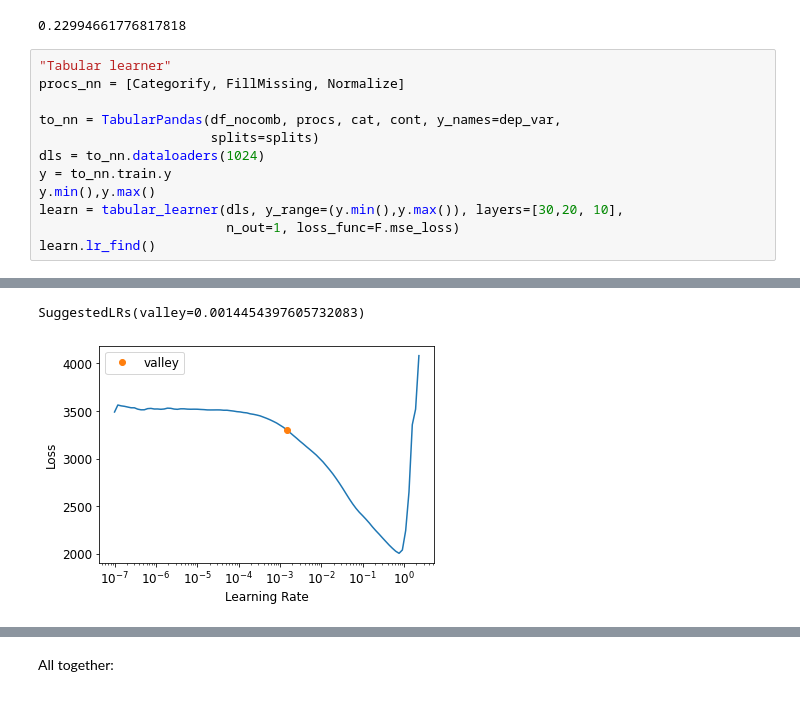
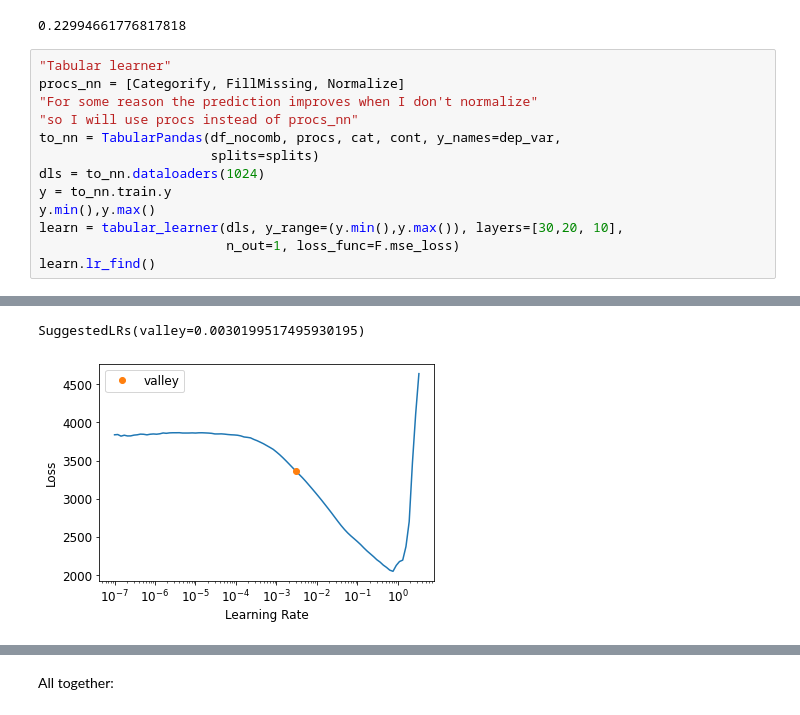
Before and after one commit to edmanft/cat_drug_synergy, a Jupyter notebook: Word_embeddings_colaboratory.ipynb, the cells around one changed output, grey strips where cells are left out. Cells and saved outputs as stored; diff of their text form.

```diff
--- a/Word_embeddings_colaboratory.ipynb
+++ b/Word_embeddings_colaboratory.ipynb
@@ -959,17 +961,18 @@ wpc_score(test_df, y_pred_rf)
 # %%
 "Tabular learner"
 procs_nn = [Categorify, FillMissing, Normalize]
-
+"For some reason the prediction improves when I don't normalize"
+"so I will use procs instead of procs_nn"
 to_nn = TabularPandas(df_nocomb, procs, cat, cont, y_names=dep_var,
                       splits=splits)
 dls = to_nn.dataloaders(1024)
 y = to_nn.train.y
 y.min(),y.max()
 learn = tabular_learner(dls, y_range=(y.min(),y.max()), layers=[30,20, 10],
                         n_out=1, loss_func=F.mse_loss)
 learn.lr_find()
 # %% [output]
 [interactive output not drawn]
-SuggestedLRs(valley=0.0014454397605732083)
+SuggestedLRs(valley=0.0030199517495930195)
-[figure, old version]
+[figure, new version]
 # %%
```
Also changed, not shown: parts of 12 cells of this notebook.
